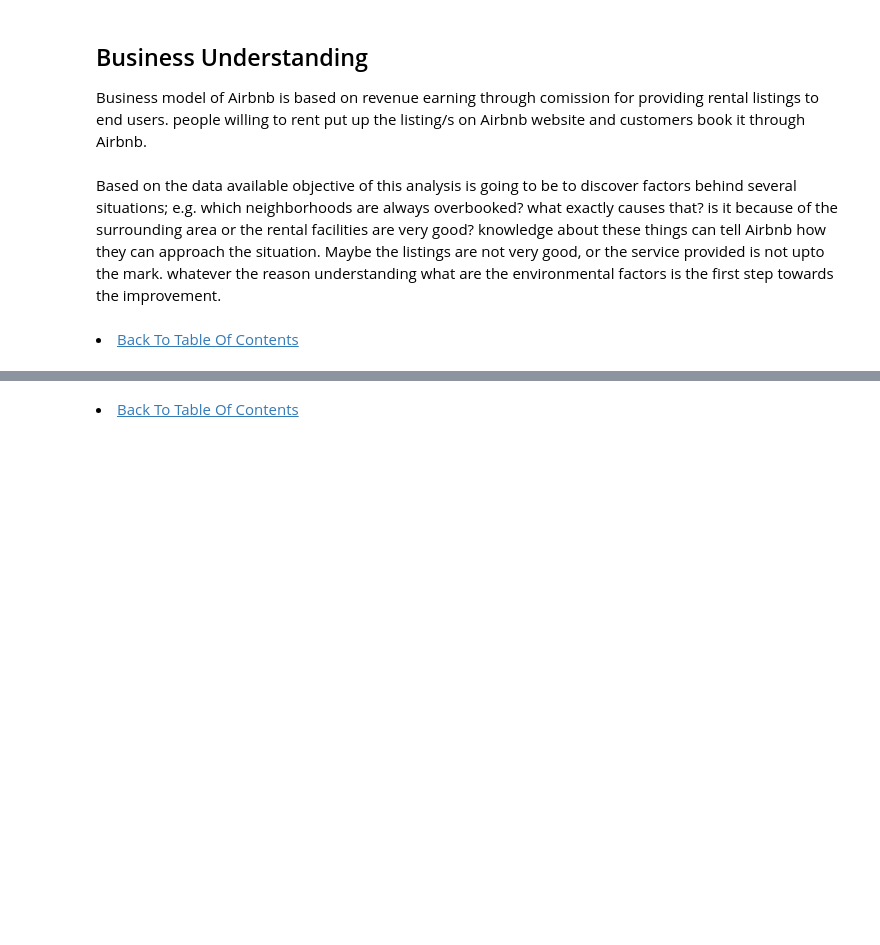
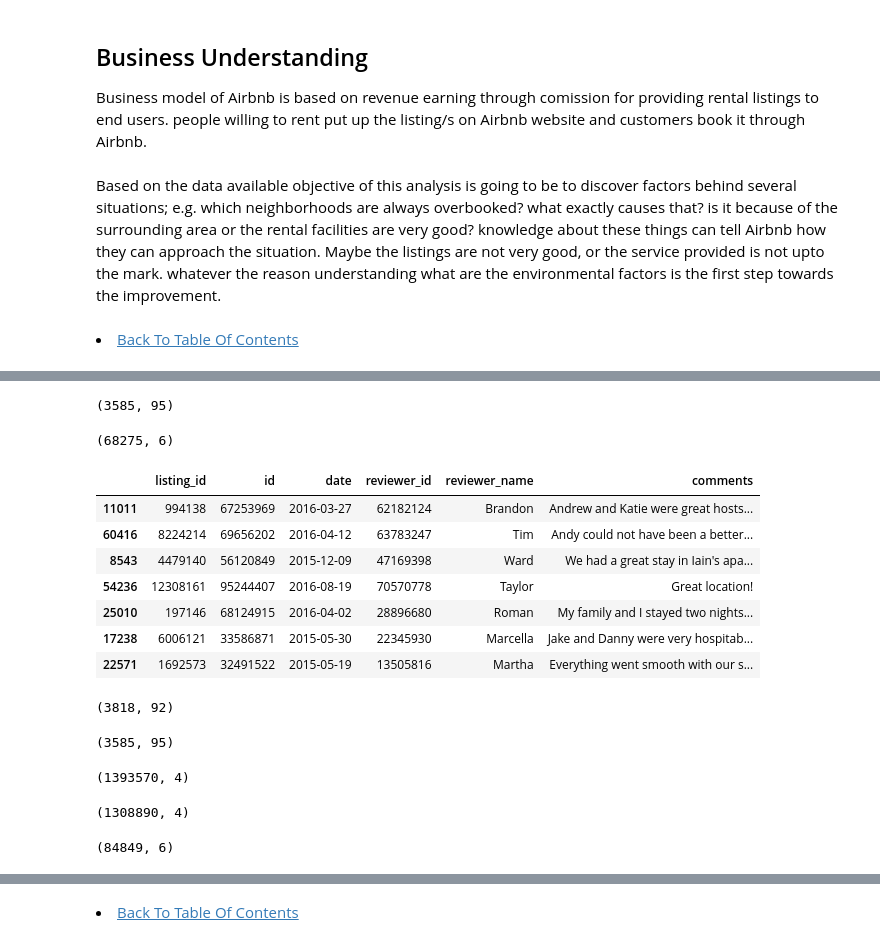
Before and after one commit to sdaphtardar/airbnb_dataset_analysis, a Jupyter notebook: AirBnB_Data_Analysis.ipynb, the cells around one changed output, grey strips where cells are left out. Cells and saved outputs as stored; diff of their text form; code cells hidden in the pictures; blank space fills up the shorter version.

```diff
--- a/AirBnB_Data_Analysis.ipynb
+++ b/AirBnB_Data_Analysis.ipynb
@@ -73,0 +96,39 @@ NameError: name 'df' is not defined
+# %%
+df_boston_listings.shape
+# %% [output]
+(3585, 95)
+# %%
+df_boston_reviews.shape
+# %% [output]
+(68275, 6)
+# %%
+df_boston_reviews.sample(7)
+# %% [output]
+|  | listing_id | id | date | reviewer_id | reviewer_name | comments |
+| 11011 | 994138 | 67253969 | 2016-03-27 | 62182124 | Brandon | Andrew and Katie were great hosts... |
+| 60416 | 8224214 | 69656202 | 2016-04-12 | 63783247 | Tim | Andy could not have been a better... |
+| 8543 | 4479140 | 56120849 | 2015-12-09 | 47169398 | Ward | We had a great stay in Iain's apa... |
+| 54236 | 12308161 | 95244407 | 2016-08-19 | 70570778 | Taylor | Great location! |
+| 25010 | 197146 | 68124915 | 2016-04-02 | 28896680 | Roman | My family and I stayed two nights... |
+| 17238 | 6006121 | 33586871 | 2015-05-30 | 22345930 | Marcella | Jake and Danny were very hospitab... |
+| 22571 | 1692573 | 32491522 | 2015-05-19 | 13505816 | Martha | Everything went smooth with our s... |
+# %%
+df_seattle_listings.shape
+# %% [output]
+(3818, 92)
+# %%
+df_boston_listings.shape
+# %% [output]
+(3585, 95)
+# %%
+df_seattle_calendar.shape
+# %% [output]
+(1393570, 4)
+# %%
+df_boston_calendar.shape
+# %% [output]
+(1308890, 4)
+# %%
+df_seattle_reviews.shape
+# %% [output]
+(84849, 6)
```
Also changed, not shown: parts of 47 cells of this notebook.
